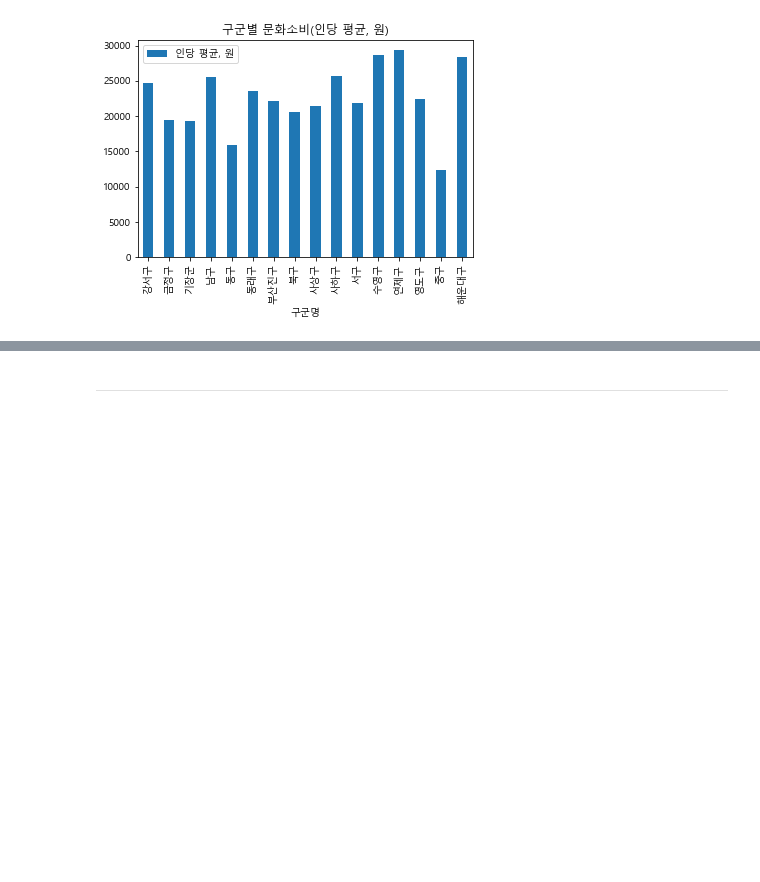
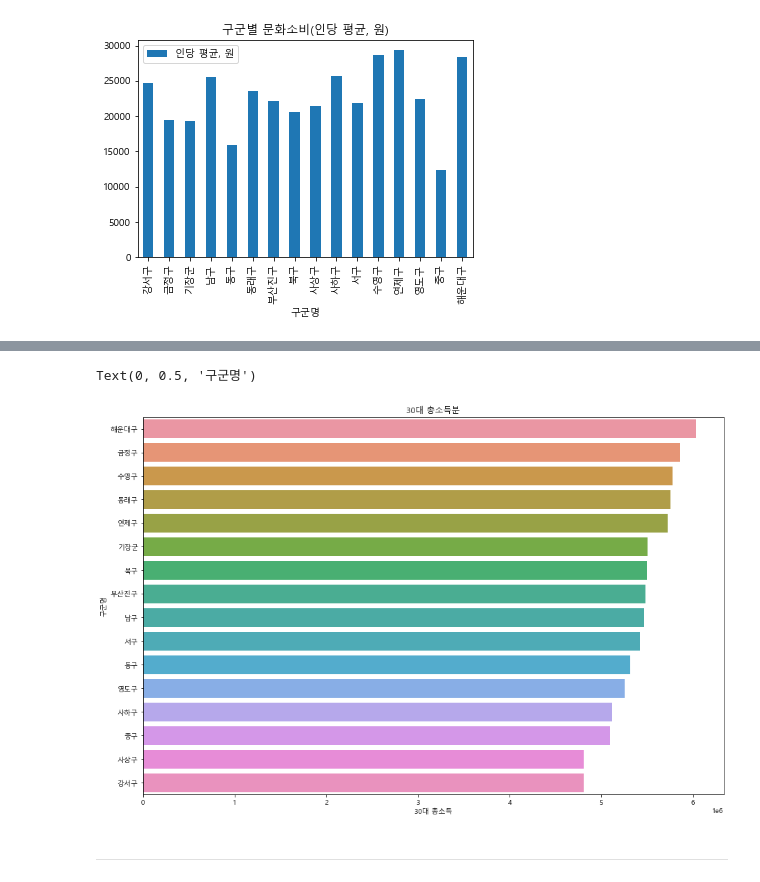
Before and after one commit to sleepbook53/miniproject, a Jupyter notebook: 01. 데이터 정제 _제출용.ipynb, the cells around one changed output, grey strips where cells are left out. Saved outputs shown, nothing was run; the diff lists cells and outputs as text; code cells hidden in the pictures; blank space fills up the shorter version.

```diff
--- a/01. 데이터 정제 _제출용.ipynb
+++ b/01. 데이터 정제 _제출용.ipynb
@@ -341,3 +382,26 @@ Text(0.5, 1.0, '구군별 문화소비(인당 평균, 원)')
+# %%
+df_moon33 = df_moon3.sort_values(by = '30대 총소득', ascending = False)
+# %%
+
+    # 그래프 사이즈 설정
+    fig = plt.figure(figsize = (15, 10))
+
+    # x축 y축에 넣을 컬럼 설정 / 기반 데이터 설정
+    sns.barplot(y = '구군명', x = '30대 총소득', data = df_moon33, orient = 'h')
+
+    # 그래프 제목 설정
+    plt.title('30대 총소득분')
+
+    # x, y축 이름 설정
+    plt.xlabel('30대 총소득')
+    plt.ylabel('구군명')
+
+    # 출력
+    #plt.show()
+    #plt.savefig('./counts1.png')
+# %% [output]
+Text(0, 0.5, '구군명')
+[figure, added]
 # %% [markdown]
 ---
 # %% [markdown]
```
Also changed, not shown: parts of 16 cells of this notebook, 2 other files.
